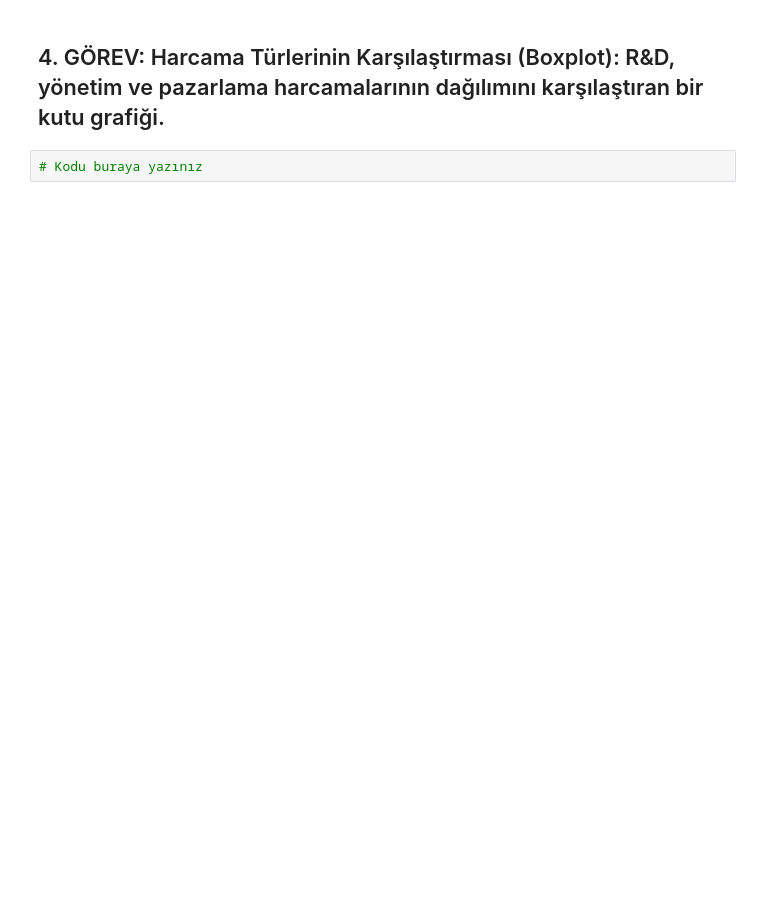
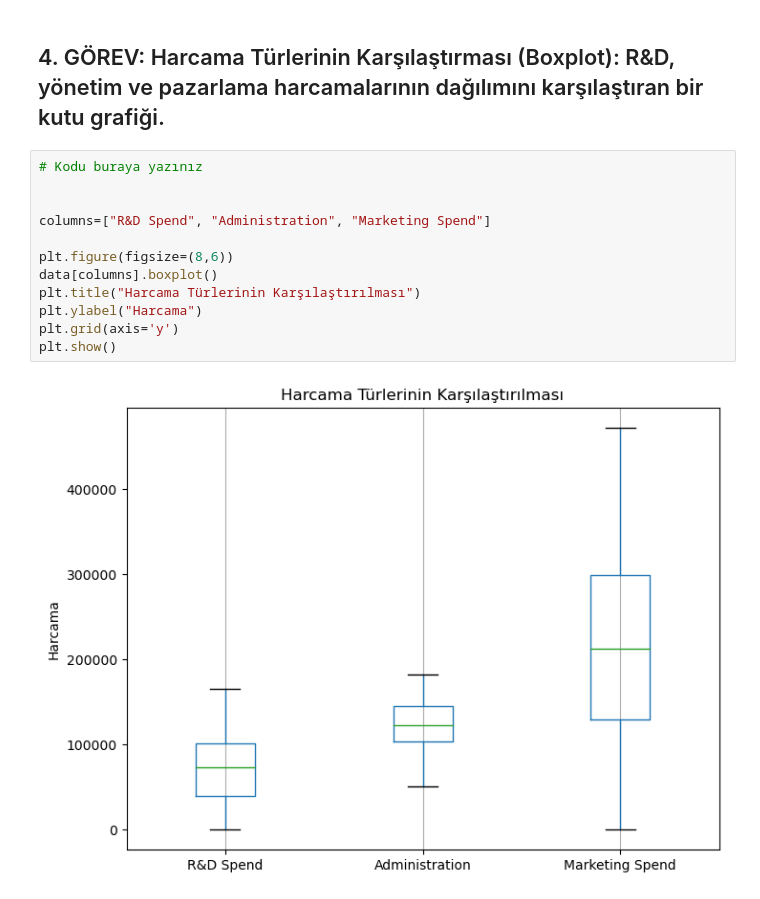
Before and after one commit to zeyneptekkk/Bootcamp_Techcareer_VeriBilmi, a Jupyter notebook: Data Science Ödev dosyası 1/Ödev 2/Veri_Görsellestirme_odevi.ipynb, the cells around one changed output. Drawn from its saved outputs; the diff is of its cells as text; blank space fills up the shorter version.

```diff
--- a/Data Science Ödev dosyası 1/Ödev 2/Veri_Görsellestirme_odevi.ipynb
+++ b/Data Science Ödev dosyası 1/Ödev 2/Veri_Görsellestirme_odevi.ipynb
@@ -39,3 +71,15 @@ Bu veri seti, startup'ların çeşitli harcama kalemleri ile kârlılıkları ar
 ## 4. GÖREV: Harcama Türlerinin Karşılaştırması (Boxplot): R&D, yönetim ve pazarlama harcamalarının dağılımını karşılaştıran bir kutu grafiği.
 # %%
 # Kodu buraya yazınız
+
+
+columns=["R&D Spend", "Administration", "Marketing Spend"]
+
+plt.figure(figsize=(8,6))
+data[columns].boxplot()
+plt.title("Harcama Türlerinin Karşılaştırılması")
+plt.ylabel("Harcama")
+plt.grid(axis='y')
+plt.show()
+# %% [output]
+[figure, added]
```
Also changed, not shown: parts of 3 cells of this notebook.
